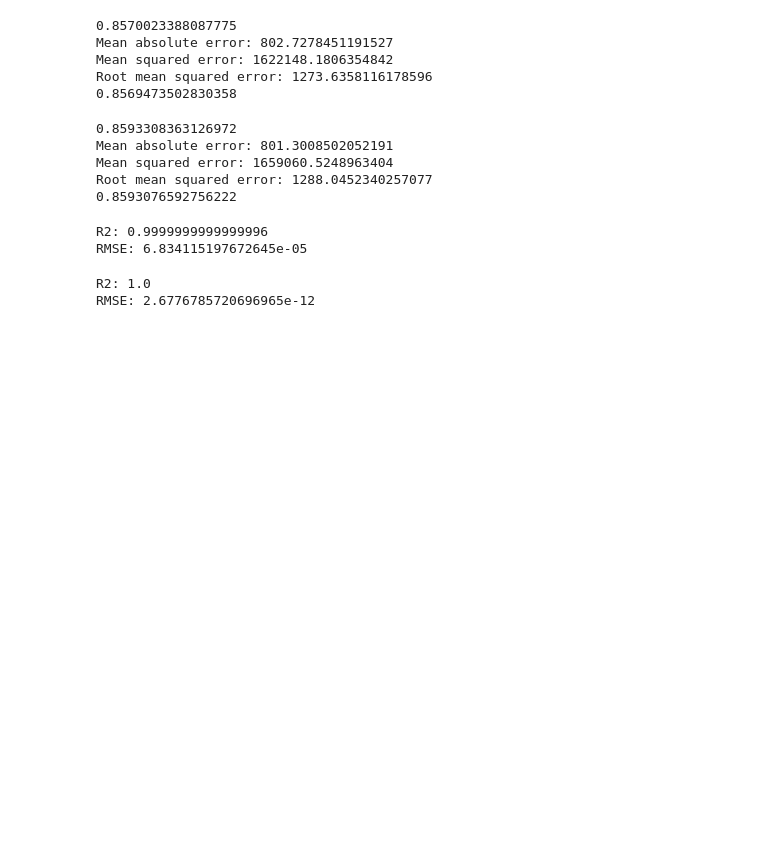
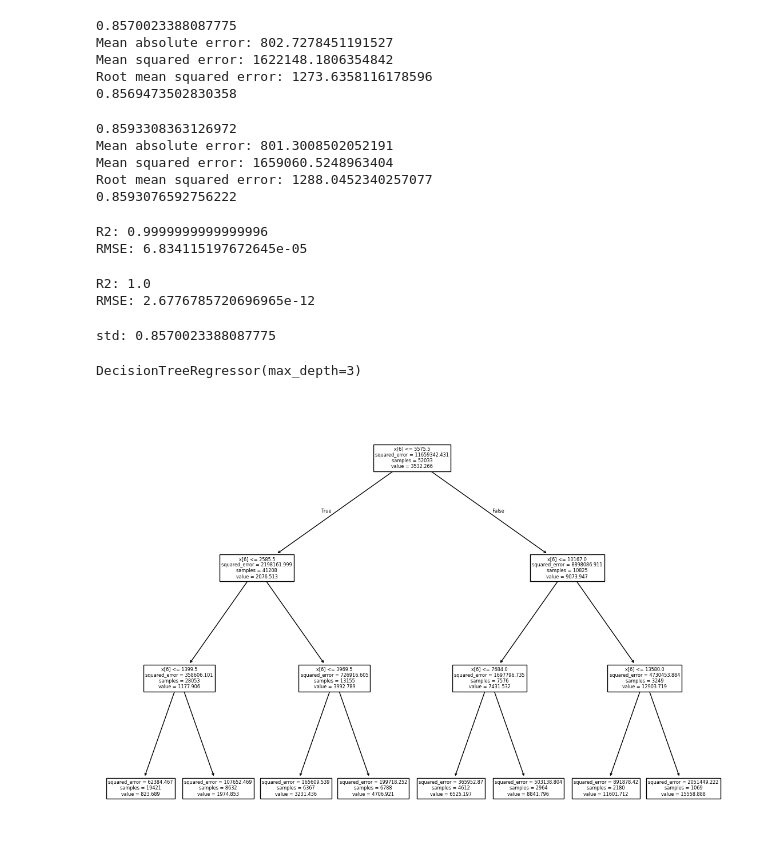
Before and after one commit to PaulinaTarkowsk/sql_recap, a Jupyter notebook: zadanie_2_ipnyb.ipynb, the cells around one changed output. Saved outputs shown, nothing was run; the diff lists cells and outputs as text; code cells hidden in the pictures; blank space fills up the shorter version.

```diff
--- a/zadanie_2_ipnyb.ipynb
+++ b/zadanie_2_ipnyb.ipynb
@@ -329,3 +329,41 @@ print(f"RMSE: {rmse}")
 # %% [output]
 R2: 1.0
 RMSE: 2.6776785720696965e-12
+# %%
+# Get standarized features
+from sklearn.preprocessing import StandardScaler
+scaler = StandardScaler()
+X_train_std = scaler.fit_transform(X_train)
+X_test_std = scaler.transform(X_test)
+
+lin_reg_std = LinearRegression()
+lin_reg_std.fit(X_train_std, y_train)
+print(f'std: {lin_reg_std.score(X_test_std, y_test)}')
+# Get normalized features
+
+from sklearn.preprocessing import Normalizer
+normalizer = Normalizer().fit(X_train)
+normalized_X_train = normalizer.transform(X_train)
+normalized_X_test = normalizer.transform(X_test)
+
+
+from sklearn.tree import DecisionTreeRegressor
+
+# Initialize decision tree model
+reg_tree = DecisionTreeRegressor(max_depth=3)
+
+# Train model
+reg_tree.fit(X, y)
+# %% [output]
+std: 0.8570023388087775
+DecisionTreeRegressor(max_depth=3)
+# %%
+import matplotlib.pyplot as plt
+from sklearn.tree import plot_tree
+
+plt.figure(figsize=(14, 10))
+plot_tree(reg_tree)
+
+plt.show()
+# %% [output]
+[figure, added]
```
Also changed, not shown: parts of 2 cells of this notebook.
